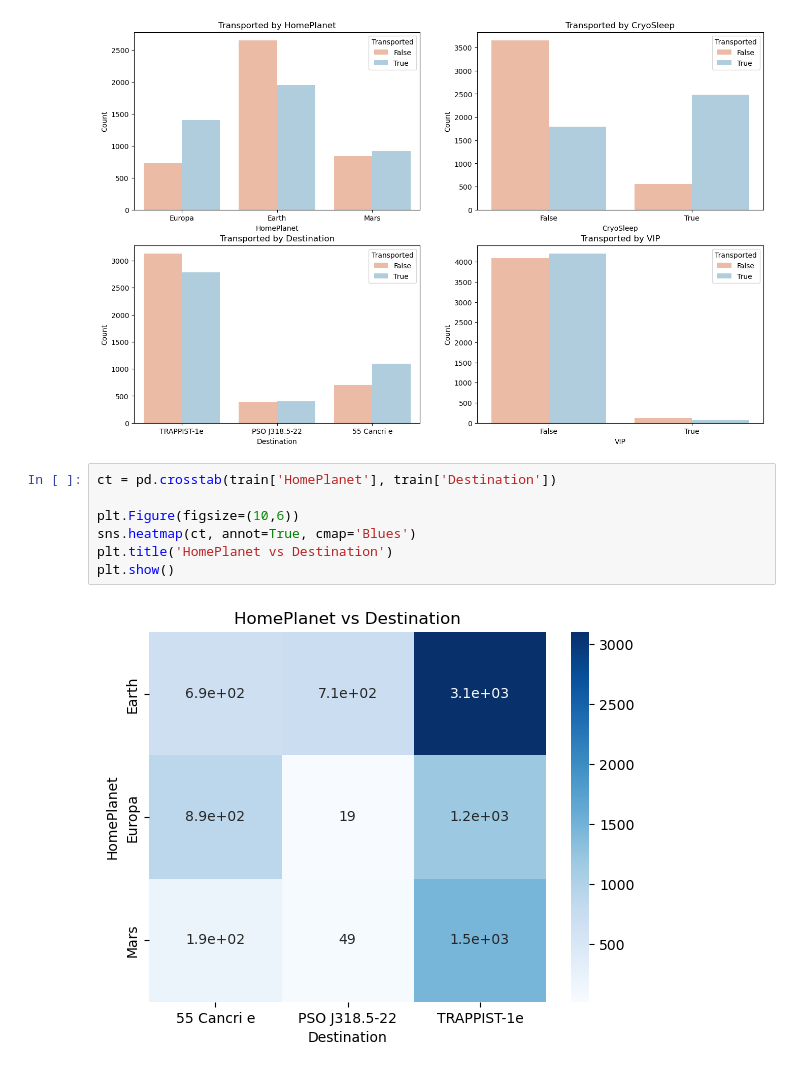
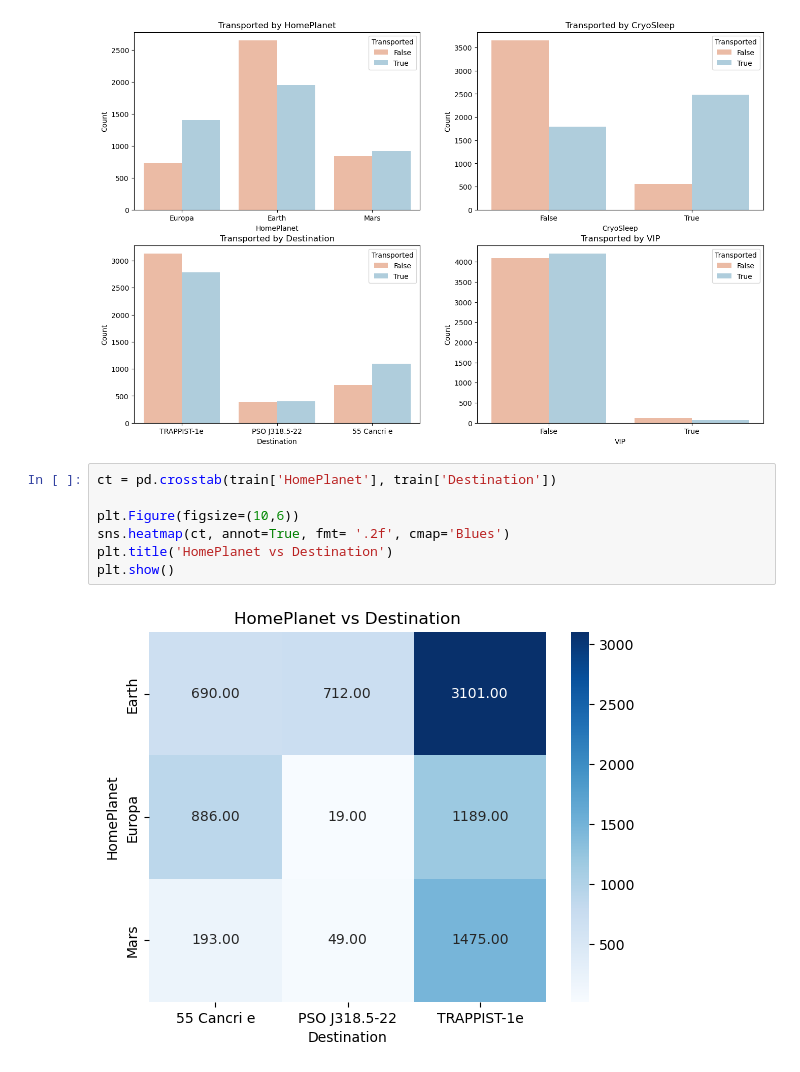
Before and after one commit to bkmund/spaceship-titanic, a Jupyter notebook: spaceship-eda.ipynb, the cells around one changed output. Saved outputs shown, nothing was run; the diff lists cells and outputs as text.

```diff
--- a/spaceship-eda.ipynb
+++ b/spaceship-eda.ipynb
@@ -135,9 +135,9 @@ plt.show()
 # %%
 ct = pd.crosstab(train['HomePlanet'], train['Destination'])
 
 plt.Figure(figsize=(10,6))
-sns.heatmap(ct, annot=True, cmap='Blues')
+sns.heatmap(ct, annot=True, fmt= '.2f', cmap='Blues')
 plt.title('HomePlanet vs Destination')
 plt.show()
 # %% [output]
-[figure, old version]
+[figure, new version]
```
Also changed, not shown: parts of 6 cells of this notebook.
